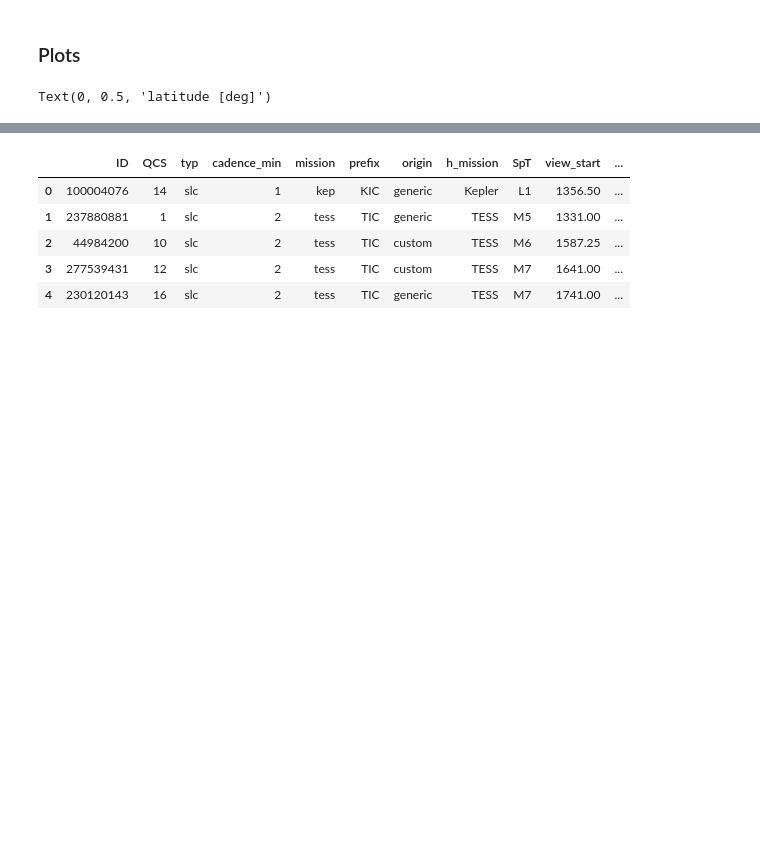
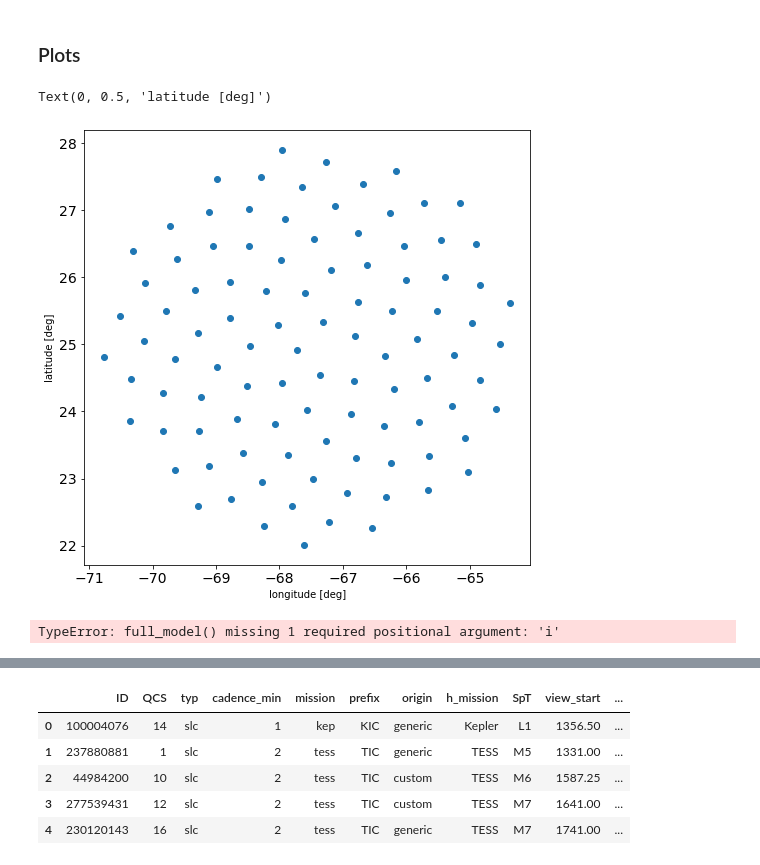
Before and after one commit to ekaterinailin/MalachiteMountains, a Jupyter notebook: analysis/notebooks/NB60_Plots_that_illustrate_my_model.ipynb, the cells around one changed output, grey strips where cells are left out. Cells and saved outputs as stored; diff of their text form; code cells hidden in the pictures; blank space fills up the shorter version.

```diff
--- a/analysis/notebooks/NB60_Plots_that_illustrate_my_model.ipynb
+++ b/analysis/notebooks/NB60_Plots_that_illustrate_my_model.ipynb
@@ -28,16 +26,17 @@ NumExpr defaulting to 8 threads.
 # %%
 # plot a grid
 
 #latitudes, longitudes = dot_ensemble(np.pi/2-np.pi/8,np.pi/2-np.pi/10,4,num_pts=1e6)
-latitudes, longitudes, pos = dot_ensemble_circular(25/180*np.pi,np.pi/2-np.pi/8,3,num_pts=300)
+latitudes, longitudes, pos = dot_ensemble_circular(25/180*np.pi,np.pi/2-np.pi/8,3,num_pts=100)
 plt.figure(figsize=(8,8))
 plt.scatter(longitudes/np.pi*180, latitudes/np.pi*180)
 #plt.scatter([180/2-180/10],[180/2-180/8],)
 plt.xlabel("longitude [deg]")
 plt.ylabel("latitude [deg]")
 #plt.savefig(f"{CWD}/analysis/plots/model/dot_ensemble.png",dpi=300)
 # %% [output]
 Text(0, 0.5, 'latitude [deg]')
+[figure, added]
 # %%
 # Plot a model consisting of an ensemble of rotating flaring points on a sphere
 
@@ -47,7 +46,9 @@ ampl = 20
 fwhm = 3.
 flare = aflare(phi, 2.9, fwhm, ampl,)
 
-lamb, onoff, m = model(phi, latitudes, -longitudes, flare, I)
+lamb, onoff, m = full_model(phi, latitudes, -longitudes, flare, I)
+# %% [output]
+TypeError: full_model() missing 1 required positional argument: 'i'
 # %%
 plt.figure(figsize=(10,4))
 for l,oo in zip(lamb,onoff):
```
Also changed, not shown: parts of 3 cells of this notebook, 2 other files.
